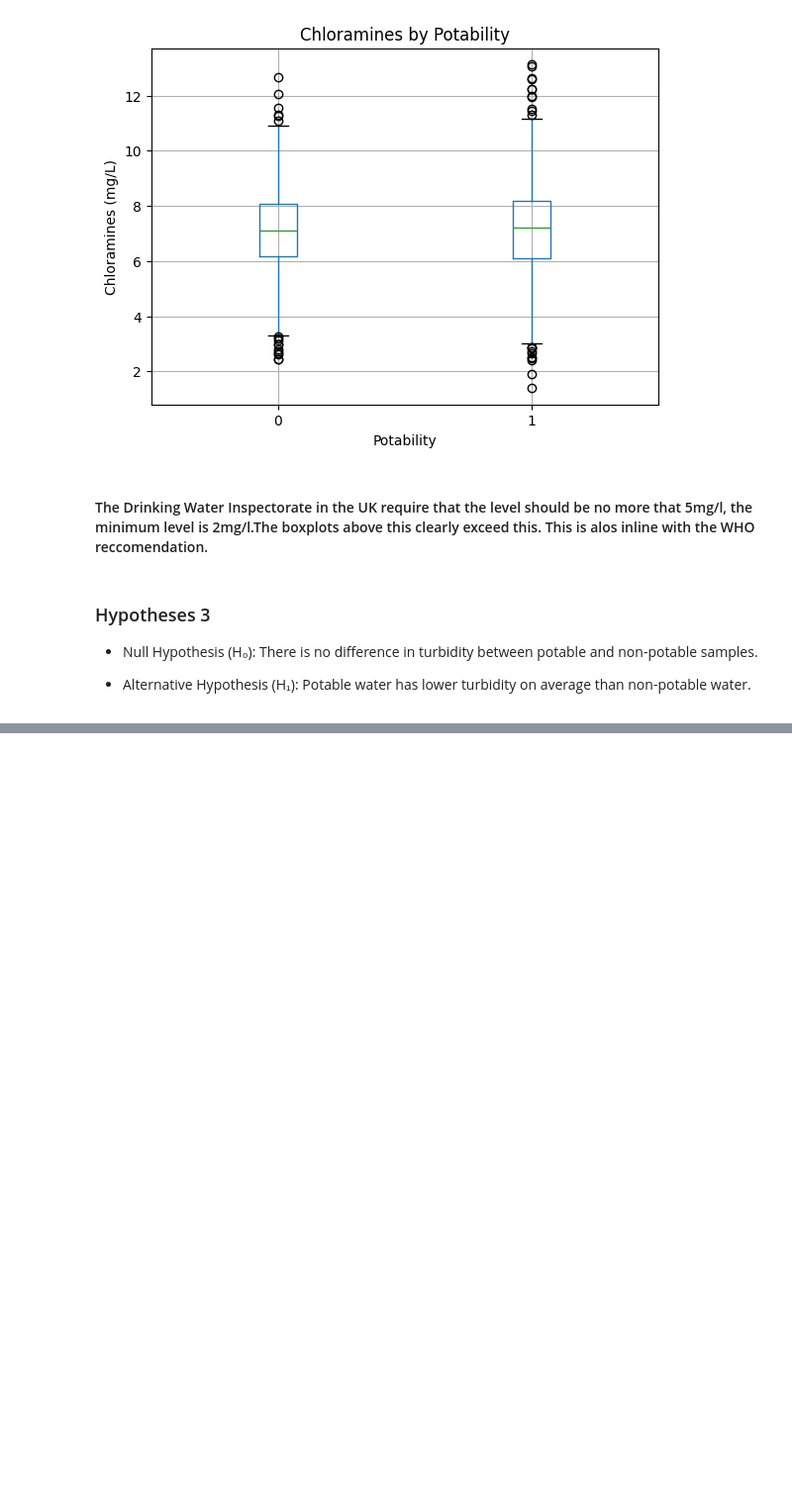
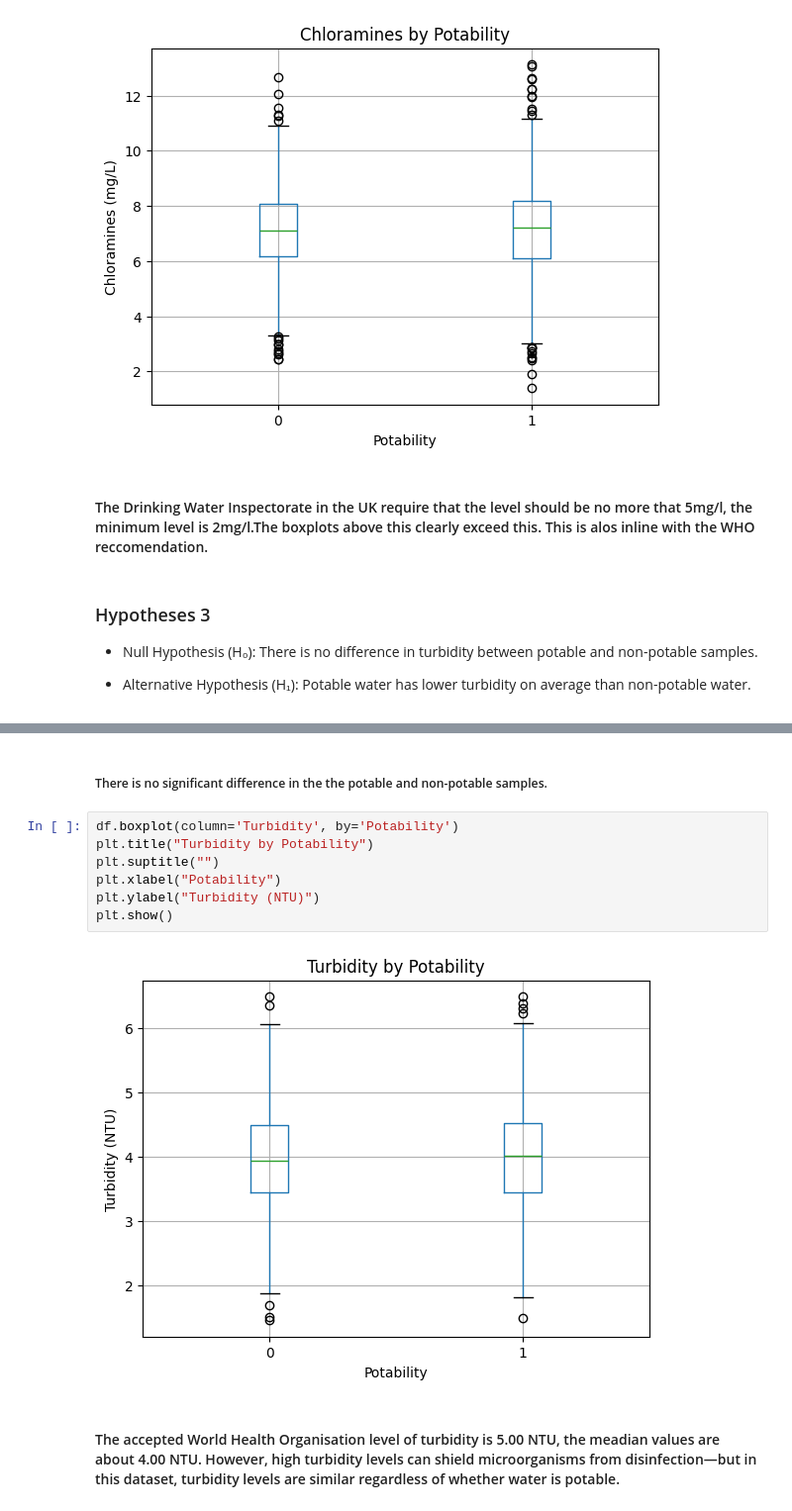
Before and after one commit to Ray99-cpu/water_quality_analysis, a Jupyter notebook: jupyter_notebooks/Water_Quality_Hypothesis.ipynb, the cells around one changed output, grey strips where cells are left out. Shown at 99% size. Drawn from its saved outputs; the diff is of its cells as text; blank space fills up the shorter version.

Commit message:
Add turbidity boxplots and code

```diff
--- a/jupyter_notebooks/Water_Quality_Hypothesis.ipynb
+++ b/jupyter_notebooks/Water_Quality_Hypothesis.ipynb
@@ -171,0 +162,14 @@ IndentationError: expected an indented block after 'try' statement on line 2 (55
+# %% [markdown]
+##### There is no significant difference in the the potable and non-potable samples.
+# %%
+df.boxplot(column='Turbidity', by='Potability')
+plt.title("Turbidity by Potability")
+plt.suptitle("")
+plt.xlabel("Potability")
+plt.ylabel("Turbidity (NTU)")
+plt.show()
+# %% [output]
+[figure, added]
+# %% [markdown]
+
+#### The accepted World Health Organisation level of turbidity is 5.00 NTU, the meadian values are about 4.00 NTU. However, high turbidity levels can shield microorganisms from disinfection—but in this dataset, turbidity levels are similar regardless of whether water is potable.
```
Also changed, not shown: parts of 10 cells of this notebook.
